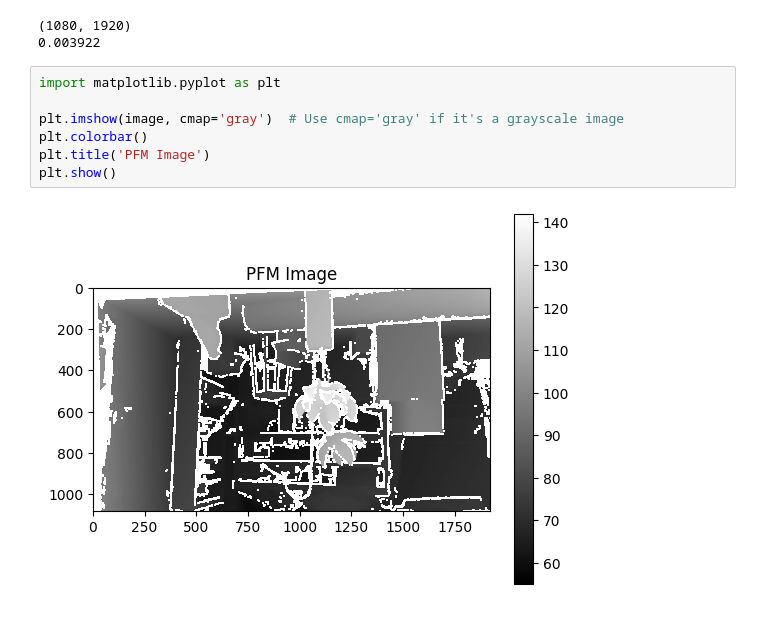
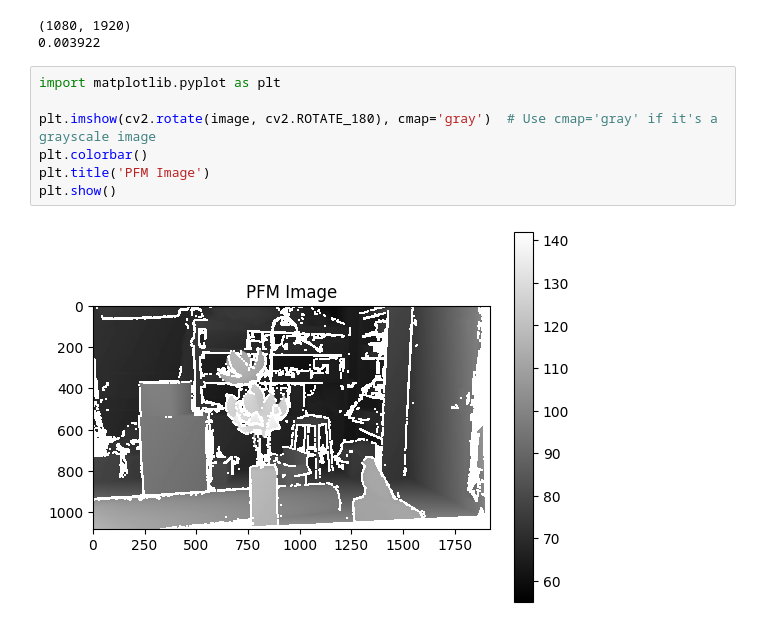
Before and after one commit to hiteshhedwig/visual_odo_max, a Jupyter notebook: roadmap/foundation/src/9_notebook_stereo_depth.ipynb, the cells around one changed output. Cells and saved outputs as stored; diff of their text form.

```diff
--- a/roadmap/foundation/src/9_notebook_stereo_depth.ipynb
+++ b/roadmap/foundation/src/9_notebook_stereo_depth.ipynb
@@ -59,9 +59,9 @@ print(scale)
 # %%
 import matplotlib.pyplot as plt
 
-plt.imshow(image, cmap='gray')  # Use cmap='gray' if it's a grayscale image
+plt.imshow(cv2.rotate(image, cv2.ROTATE_180), cmap='gray')  # Use cmap='gray' if it's a grayscale image
 plt.colorbar()
 plt.title('PFM Image')
 plt.show()
 # %% [output]
-[figure, old version]
+[figure, new version]
```
Also changed, not shown: parts of 1 cell of this notebook.
